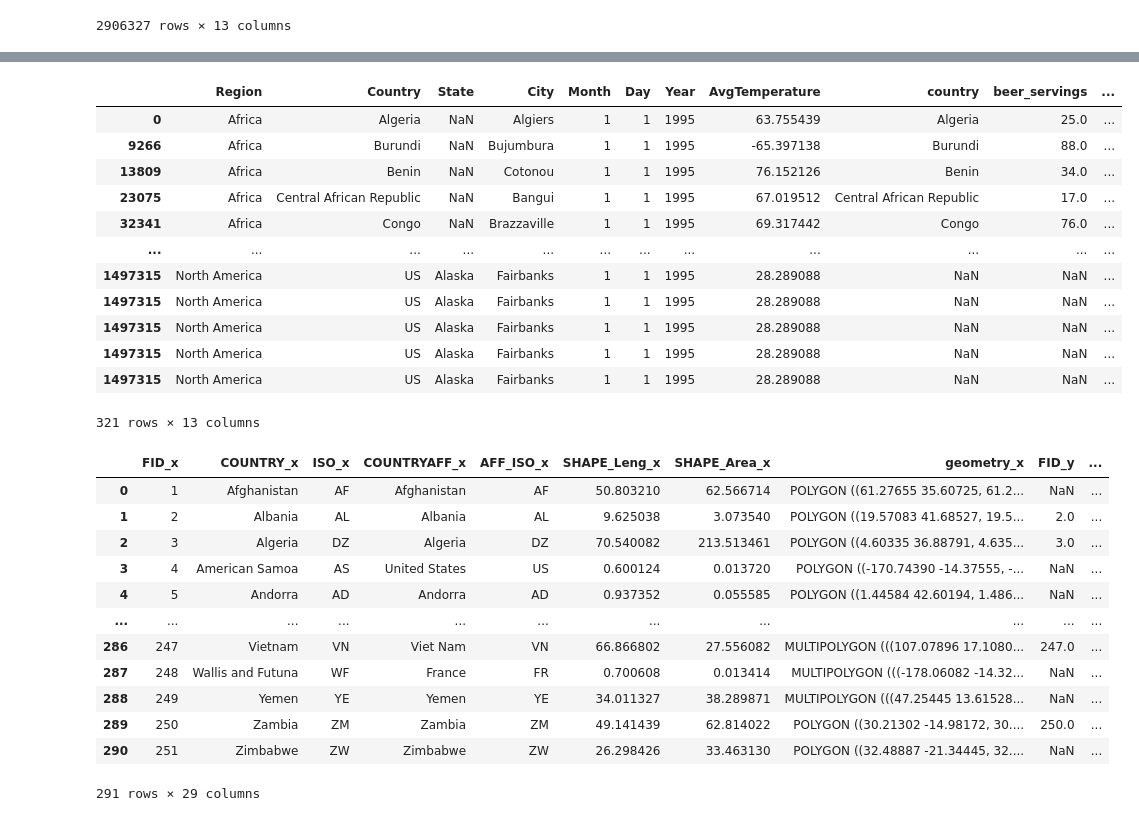
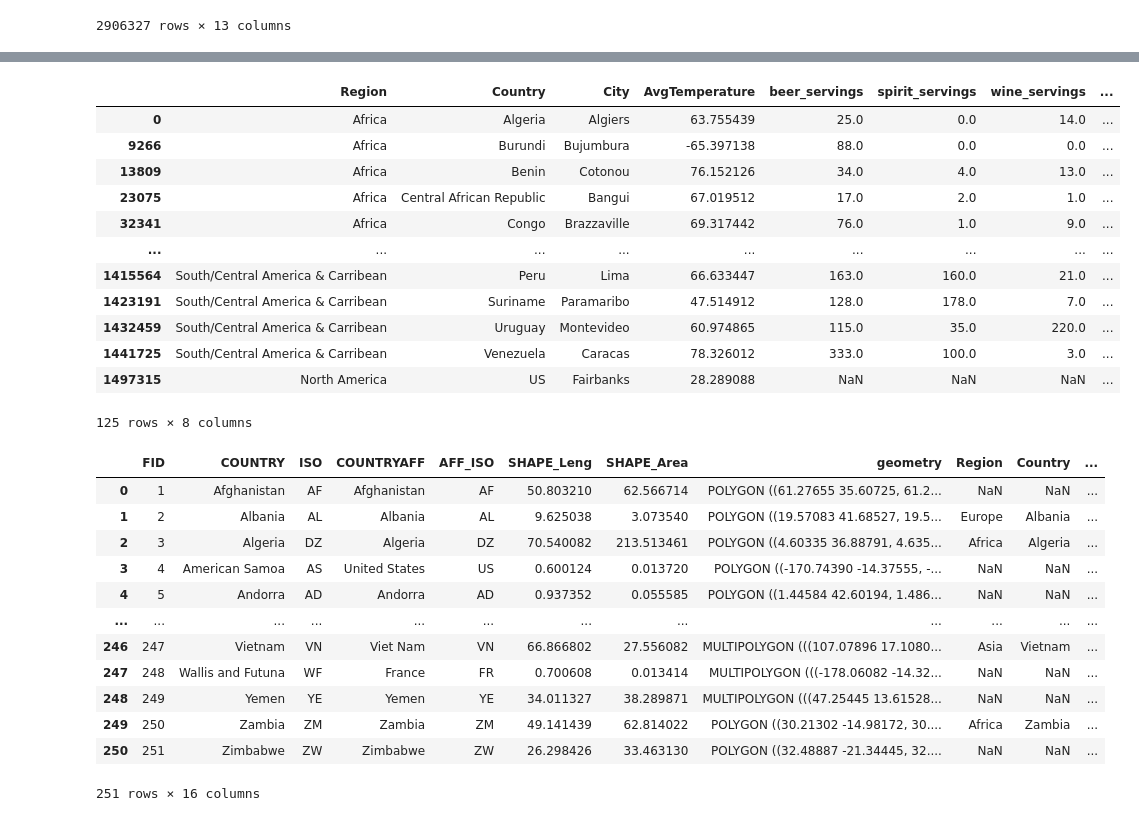
Before and after one commit to Kkilianek/ZMWD-projekt-2, a Jupyter notebook: projekt.ipynb, the cells around one changed output, grey strips where cells are left out. Drawn from its saved outputs; the diff is of its cells as text; code cells hidden in the pictures.

```diff
--- a/projekt.ipynb
+++ b/projekt.ipynb
@@ -180,6 +129,8 @@ selected_countries
 # %%
 # Zrób merge df z cities, tak by w jednym dataframe były dane o krajach i miastach
 cities_df_merged = cities.merge(df, left_on='Country', right_on='country', how='left')
+# Popraw Montvideo na Montevideo
+cities_df_merged.loc[cities_df_merged['City'] == 'Montvideo', 'City'] = 'Montevideo'
 cities_df_merged
 # %% [output]
 |  | Region | Country | State | City | Month | Day | Year | AvgTemperature | country | beer_servings | ... |
@@ -201,8 +152,14 @@ cities_df_merged
 # Żeby to zrobić najpierw trzeba policzyć średnią roczną temperaturę dla każdego miasta
 # Następnie dla każdego kraju wybrać miasto, które ma najcieplejszą lub najzimniejszą średnią temperaturę
 # W tym celu można użyć funkcji groupby i funkcji agregujących
-cities_df_merged['AvgTemperature'] = cities_df_merged.groupby(['Country', 'City'])['AvgTemperature'].transform('mean')
+cities_df_merged['AvgTemperature'] = cities_df_merged.groupby(['Country', 'City'])[
+    'AvgTemperature'].transform('mean')
 # Pozostawienie tylko unikalnych wartości
 cities_df_merged = cities_df_merged.drop_duplicates(subset=['City'])
+del cities_df_merged['country']
+del cities_df_merged['State']
+del cities_df_merged['Month']
+del cities_df_merged['Day']
+del cities_df_merged['Year']
 cities_df_merged
 # %% [output]
@@ -239,43 +179,47 @@ cities_df_merged[cities_df_merged['Region'] == 'North America']
 # %%
 # Teraz wyznaczamy najcieplejsze (mające wartość min lub max w zależności od wylosowanego wcześniej random_bool) miasto dla każdego kraju
-cities_indexes = cities_df_merged.groupby(['Country'])['AvgTemperature'].transform('idxmax' if random_bool else 'idxmin')
+cities_indexes = cities_df_merged.groupby(['Country'])['AvgTemperature'].transform(
+    'idxmax' if random_bool else 'idxmin')
 cities_df_merged = cities_df_merged.loc[cities_indexes]
+cities_df_merged = cities_df_merged.drop_duplicates(subset=['City'])
 cities_df_merged
 # %% [output]
-|  | Region | Country | State | City | Month | Day | Year | AvgTemperature | country | beer_servings | ... |
-| 0 | Africa | Algeria | NaN | Algiers | 1 | 1 | 1995 | 63.755439 | Algeria | 25.0 | ... |
-| 9266 | Africa | Burundi | NaN | Bujumbura | 1 | 1 | 1995 | -65.397138 | Burundi | 88.0 | ... |
-| 13809 | Africa | Benin | NaN | Cotonou | 1 | 1 | 1995 | 76.152126 | Benin | 34.0 | ... |
-| 23075 | Africa | Central African Republic | NaN | Bangui | 1 | 1 | 1995 | 67.019512 | Central African Republic | 17.0 | ... |
-| 32341 | Africa | Congo | NaN | Brazzaville | 1 | 1 | 1995 | 69.317442 | Congo | 76.0 | ... |
-| ... | ... | ... | ... | ... | ... | ... | ... | ... | ... | ... | ... |
-| 1497315 | North America | US | Alaska | Fairbanks | 1 | 1 | 1995 | 28.289088 | NaN | NaN | ... |
-| 1497315 | North America | US | Alaska | Fairbanks | 1 | 1 | 1995 | 28.289088 | NaN | NaN | ... |
-| 1497315 | North America | US | Alaska | Fairbanks | 1 | 1 | 1995 | 28.289088 | NaN | NaN | ... |
-| 1497315 | North America | US | Alaska | Fairbanks | 1 | 1 | 1995 | 28.289088 | NaN | NaN | ... |
-| 1497315 | North America | US | Alaska | Fairbanks | 1 | 1 | 1995 | 28.289088 | NaN | NaN | ... |
+|  | Region | Country | City | AvgTemperature | beer_servings | spirit_servings | wine_servings | ... |
+| 0 | Africa | Algeria | Algiers | 63.755439 | 25.0 | 0.0 | 14.0 | ... |
+| 9266 | Africa | Burundi | Bujumbura | -65.397138 | 88.0 | 0.0 | 0.0 | ... |
+| 13809 | Africa | Benin | Cotonou | 76.152126 | 34.0 | 4.0 | 13.0 | ... |
+| 23075 | Africa | Central African Republic | Bangui | 67.019512 | 17.0 | 2.0 | 1.0 | ... |
+| 32341 | Africa | Congo | Brazzaville | 69.317442 | 76.0 | 1.0 | 9.0 | ... |
+| ... | ... | ... | ... | ... | ... | ... | ... | ... |
+| 1415564 | South/Central America & Carribean | Peru | Lima | 66.633447 | 163.0 | 160.0 | 21.0 | ... |
+| 1423191 | South/Central America & Carribean | Suriname | Paramaribo | 47.514912 | 128.0 | 178.0 | 7.0 | ... |
+| 1432459 | South/Central America & Carribean | Uruguay | Montevideo | 60.974865 | 115.0 | 35.0 | 220.0 | ... |
+| 1441725 | South/Central America & Carribean | Venezuela | Caracas | 78.326012 | 333.0 | 100.0 | 3.0 | ... |
+| 1497315 | North America | US | Fairbanks | 28.289088 | NaN | NaN | NaN | ... |
-321 rows × 13 columns
+125 rows × 8 columns
 # %%
 # Teraz mergujemy dane geograficzne z danymi o miastach
-cities_df_merged = world.merge(cities_df_merged, left_on='COUNTRY', right_on='Country', how='left')
+cities_df_merged = world.merge(cities_df_merged, left_on='COUNTRY', right_on='Country',
+                               how='left')
 
 cities_df_merged.loc[
-    ~cities_df_merged['country'].isin(selected_countries['Country']), ['beer_servings',
-                                                                      'spirit_servings',
-                                                                      'wine_servings',
-                                                                      'total_litres_of_pure_alcohol']] = None
+    ~cities_df_merged['Country'].isin(selected_countries['Country']), ['beer_servings',
+                                                                       'spirit_servings',
+                                                                       'wine_servings',
+                                                                       'total_litres_of_pure_alcohol']] = None
+# Usuń wiersze które mają wartość NaN w kolumnie City
 cities_df_merged
 # %% [output]
-|  | FID_x | COUNTRY_x | ISO_x | COUNTRYAFF_x | AFF_ISO_x | SHAPE_Leng_x | SHAPE_Area_x | geometry_x | FID_y | ... |
-| 0 | 1 | Afghanistan | AF | Afghanistan | AF | 50.803210 | 62.566714 | POLYGON ((61.27655 35.60725, 61.2... | NaN | ... |
-| 1 | 2 | Albania | AL | Albania | AL | 9.625038 | 3.073540 | POLYGON ((19.57083 41.68527, 19.5... | 2.0 | ... |
-| 2 | 3 | Algeria | DZ | Algeria | DZ | 70.540082 | 213.513461 | POLYGON ((4.60335 36.88791, 4.635... | 3.0 | ... |
-| 3 | 4 | American Samoa | AS | United States | US | 0.600124 | 0.013720 | POLYGON ((-170.74390 -14.37555, -... | NaN | ... |
-| 4 | 5 | Andorra | AD | Andorra | AD | 0.937352 | 0.055585 | POLYGON ((1.44584 42.60194, 1.486... | NaN | ... |
-| ... | ... | ... | ... | ... | ... | ... | ... | ... | ... | ... |
-| 286 | 247 | Vietnam | VN | Viet Nam | VN | 66.866802 | 27.556082 | MULTIPOLYGON (((107.07896 17.1080... | 247.0 | ... |
-| 287 | 248 | Wallis and Futuna | WF | France | FR | 0.700608 | 0.013414 | MULTIPOLYGON (((-178.06082 -14.32... | NaN | ... |
-| 288 | 249 | Yemen | YE | Yemen | YE | 34.011327 | 38.289871 | MULTIPOLYGON (((47.25445 13.61528... | NaN | ... |
-| 289 | 250 | Zambia | ZM | Zambia | ZM | 49.141439 | 62.814022 | POLYGON ((30.21302 -14.98172, 30.... | 250.0 | ... |
-| 290 | 251 | Zimbabwe | ZW | Zimbabwe | ZW | 26.298426 | 33.463130 | POLYGON ((32.48887 -21.34445, 32.... | NaN | ... |
+|  | FID | COUNTRY | ISO | COUNTRYAFF | AFF_ISO | SHAPE_Leng | SHAPE_Area | geometry | Region | Country | ... |
+| 0 | 1 | Afghanistan | AF | Afghanistan | AF | 50.803210 | 62.566714 | POLYGON ((61.27655 35.60725, 61.2... | NaN | NaN | ... |
+| 1 | 2 | Albania | AL | Albania | AL | 9.625038 | 3.073540 | POLYGON ((19.57083 41.68527, 19.5... | Europe | Albania | ... |
+| 2 | 3 | Algeria | DZ | Algeria | DZ | 70.540082 | 213.513461 | POLYGON ((4.60335 36.88791, 4.635... | Africa | Algeria | ... |
+| 3 | 4 | American Samoa | AS | United States | US | 0.600124 | 0.013720 | POLYGON ((-170.74390 -14.37555, -... | NaN | NaN | ... |
+| 4 | 5 | Andorra | AD | Andorra | AD | 0.937352 | 0.055585 | POLYGON ((1.44584 42.60194, 1.486... | NaN | NaN | ... |
+| ... | ... | ... | ... | ... | ... | ... | ... | ... | ... | ... | ... |
+| 246 | 247 | Vietnam | VN | Viet Nam | VN | 66.866802 | 27.556082 | MULTIPOLYGON (((107.07896 17.1080... | Asia | Vietnam | ... |
+| 247 | 248 | Wallis and Futuna | WF | France | FR | 0.700608 | 0.013414 | MULTIPOLYGON (((-178.06082 -14.32... | NaN | NaN | ... |
+| 248 | 249 | Yemen | YE | Yemen | YE | 34.011327 | 38.289871 | MULTIPOLYGON (((47.25445 13.61528... | NaN | NaN | ... |
+| 249 | 250 | Zambia | ZM | Zambia | ZM | 49.141439 | 62.814022 | POLYGON ((30.21302 -14.98172, 30.... | Africa | Zambia | ... |
+| 250 | 251 | Zimbabwe | ZW | Zimbabwe | ZW | 26.298426 | 33.463130 | POLYGON ((32.48887 -21.34445, 32.... | NaN | NaN | ... |
-291 rows × 29 columns
+251 rows × 16 columns
```
Also changed, not shown: parts of 19 cells of this notebook, 2 other files.
